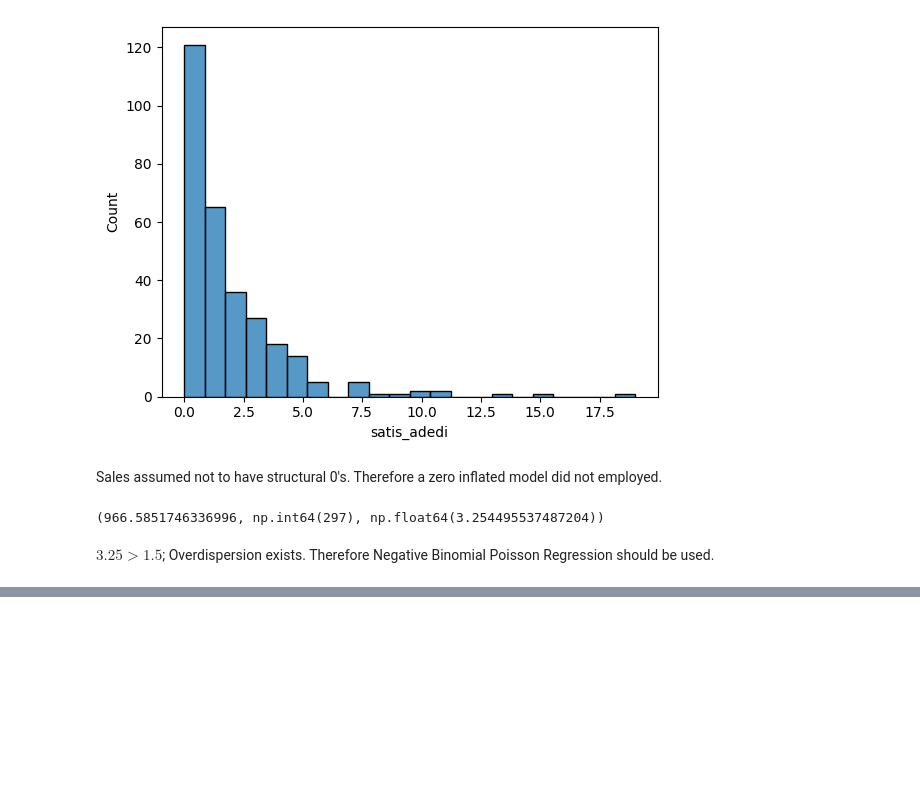
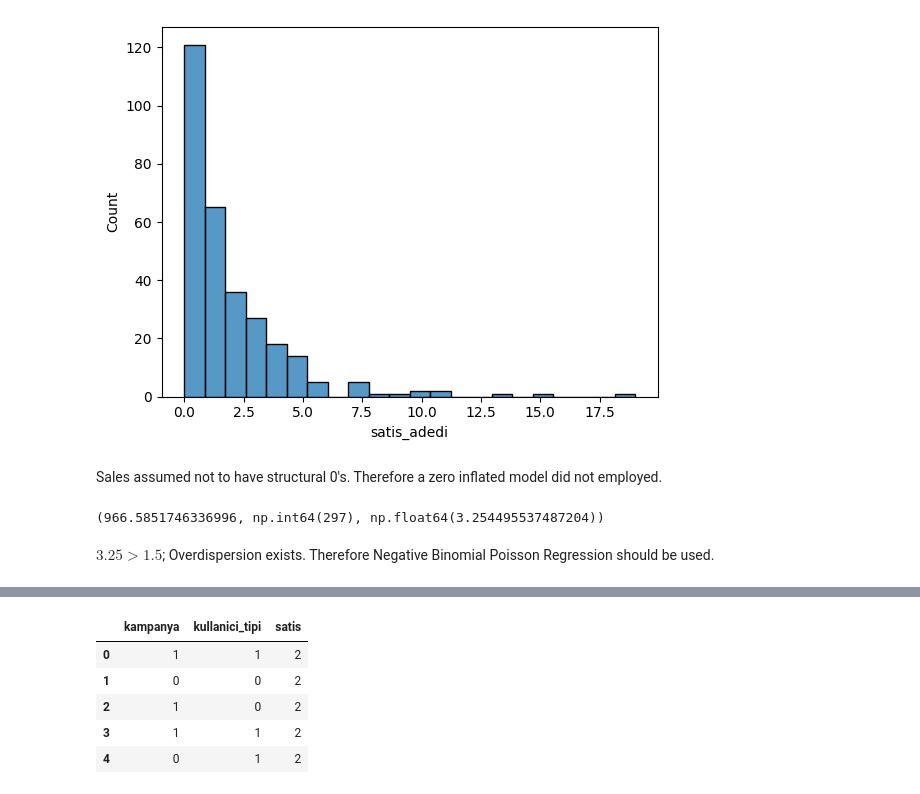
Before and after one commit to egonos/Data-Science-Projects, a Jupyter notebook: Statistics Fundamentals/Applied Statistics Extra - Remaining Statistical Concepts.ipynb, the cells around one changed output, grey strips where cells are left out. Drawn from its saved outputs; the diff is of its cells as text; code cells hidden in the pictures; blank space fills up the shorter version.

```diff
--- a/Statistics Fundamentals/Poisson_Regression.ipynb
+++ b/Statistics Fundamentals/Applied Statistics Extra - Remaining Statistical Concepts.ipynb
@@ -371,0 +435,10 @@ kampanya           0.5807      0.147      3.951      0.000       0.293       0.8
+# %%
+confounding_data = pd.read_csv(DATA_PATH / "ConfoundingData.csv")
+confounding_data.head()
+# %% [output]
+|  | kampanya | kullanici_tipi | satis |
+| 0 | 1 | 1 | 2 |
+| 1 | 0 | 0 | 2 |
+| 2 | 1 | 0 | 2 |
+| 3 | 1 | 1 | 2 |
+| 4 | 0 | 1 | 2 |
```
Also changed, not shown: parts of 17 cells of this notebook, 1 other file.
